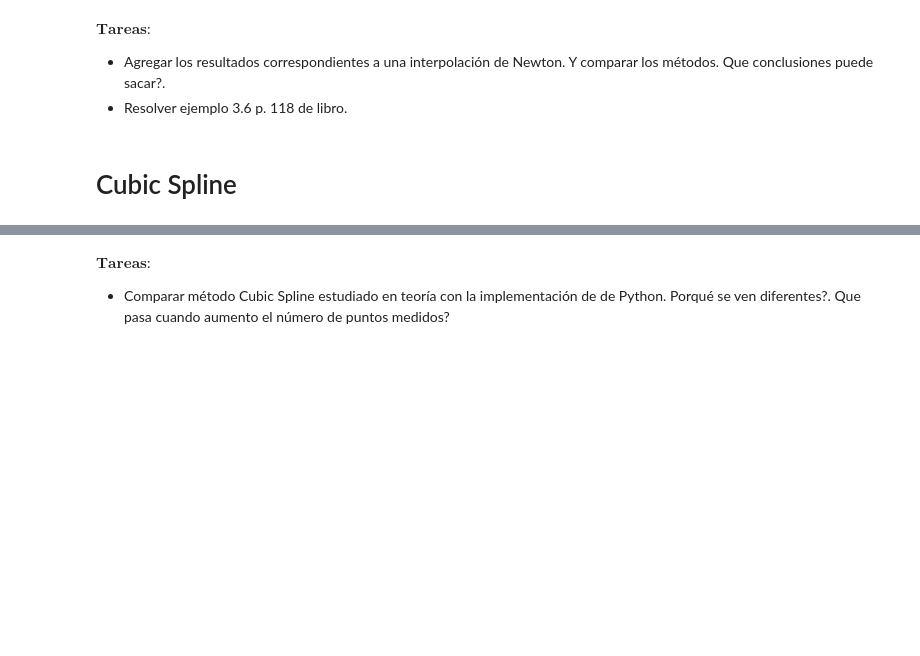
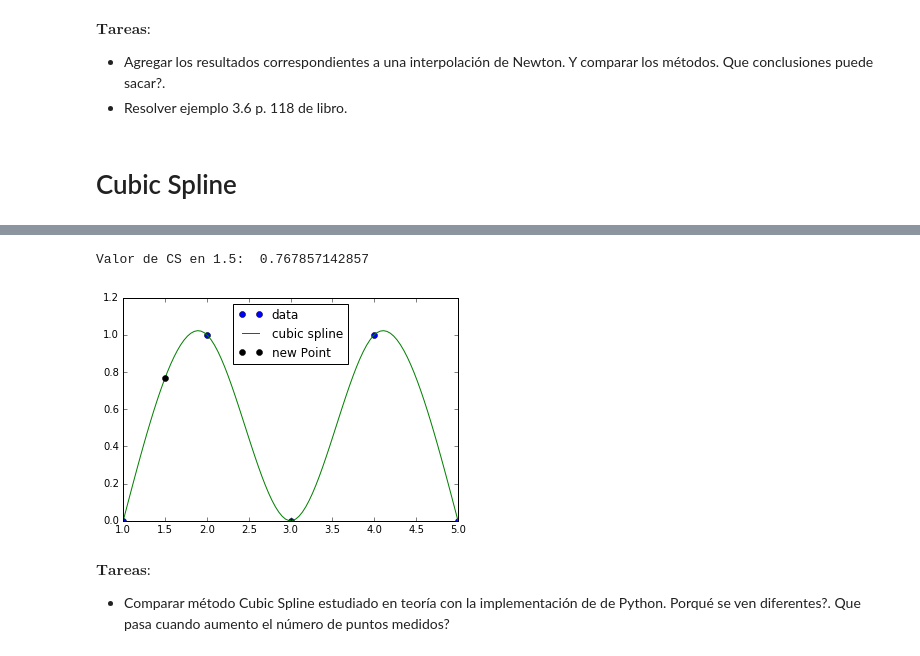
Before and after one commit to renexdev/anNumCRUB16, a Jupyter notebook: teoria/interpolation/teoricoInterpolation.ipynb, the cells around one changed output, grey strips where cells are left out. Drawn from its saved outputs; the diff is of its cells as text; code cells hidden in the pictures; blank space fills up the shorter version.

Commit message:
poly limitations - cubic spline

```diff
--- a/teoria/interpolation/teoricoInterpolation.ipynb
+++ b/teoria/interpolation/teoricoInterpolation.ipynb
@@ -184,3 +184,24 @@ plt.show()
+# %%
+# Verificacion del ejercicio calculado en clase
+from numpy import array
+def fcs(xcs,x,y,k,i):
+    dxxip1=xcs-x[i+1]
+    dxixip1=x[i]-x[i+1]
+    dxxi=xcs-x[i]
+    return k[i]/6.*(dxxip1**3/dxixip1-dxxip1*dxixip1)-k[i+1]/6.*(dxxi**3/dxixip1-dxxi*dxixip1)+(y[i]*dxxip1-y[i+1]*dxxi)/dxixip1
+
+xData = array([1,2,3,4,5],dtype=float)
+yData = array([0,1,0,1,0],dtype=float)
+kCalc = array([0,-30/7.,-30/7.,-36/7.,0],dtype=float)
+print "Valor de CS en 1.5: ", fcs(1.5,xData,yData,kCalc,0)
+xCalc = array([1.5],dtype=float)
+yCalc = array([fcs(1.5,xData,yData,kCalc,0)],dtype=float)
+plt.plot(xData, yData, 'o', x, y , '-', xCalc, yCalc , 'ko')
+plt.legend(['data', 'cubic spline', 'new Point'], loc='best')
+plt.show()
+# %% [output]
+Valor de CS en 1.5:  0.767857142857
+[figure, added]
 # %% [markdown]
 $\textbf{Tareas}$:
 - Comparar método Cubic Spline estudiado en teoría con la implementación de de Python. Porqué se ven diferentes?. Que pasa cuando aumento el número de puntos medidos?
```
Also changed, not shown: parts of 1 cell of this notebook.
